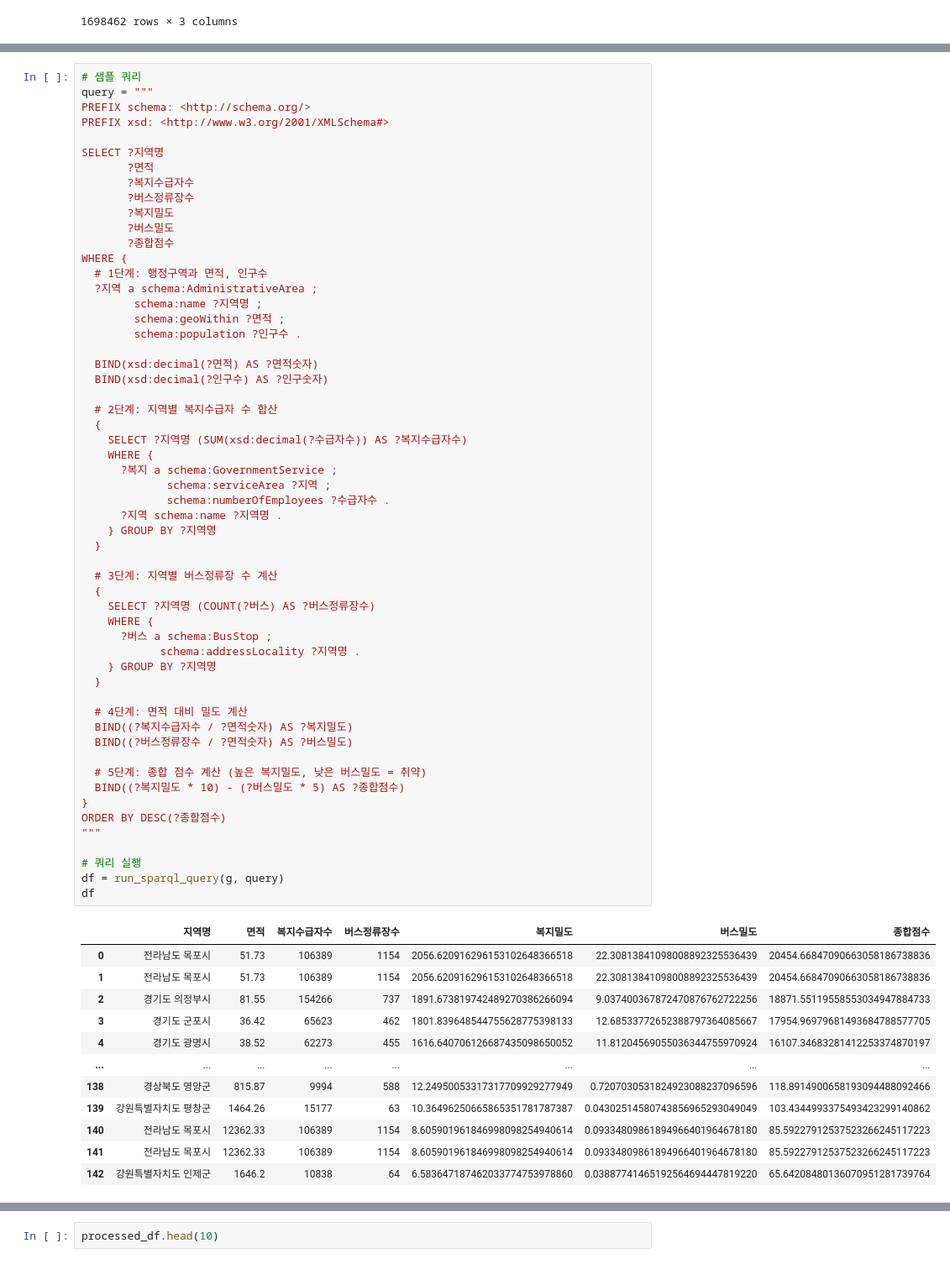
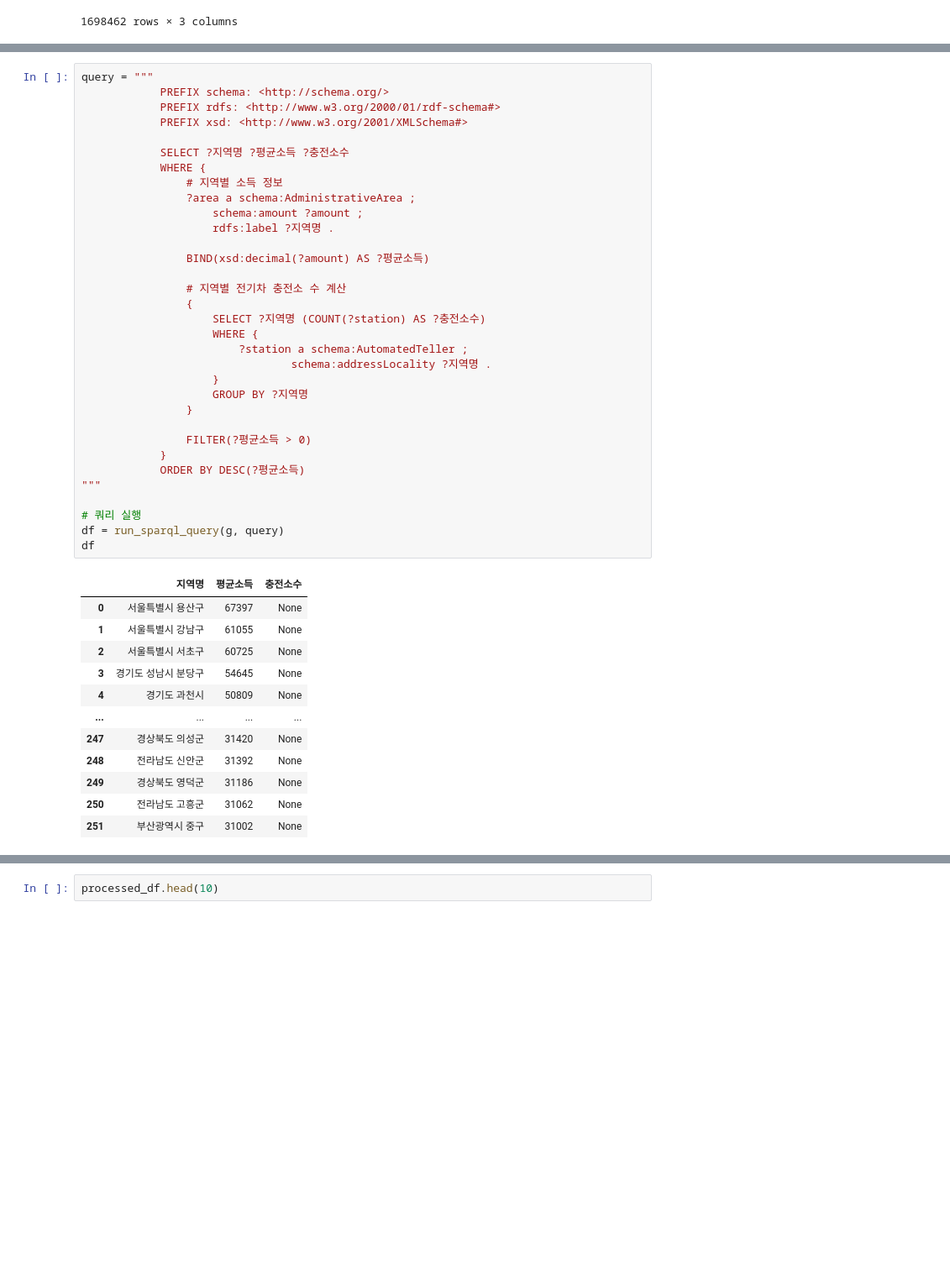
Before and after one commit to JeongYunLee/shannon-reasoning, a Jupyter notebook: backend/test.ipynb, the cells around one changed output, grey strips where cells are left out. Shown at 84% size. Saved outputs shown, nothing was run; the diff lists cells and outputs as text; blank space fills up the shorter version.

```diff
--- a/backend/test.ipynb
+++ b/backend/test.ipynb
@@ -124,69 +224,46 @@ df
 # %%
-# 샘플 쿼리
 query = """
-PREFIX schema: <http://schema.org/>
-PREFIX xsd: <http://www.w3.org/2001/XMLSchema#>
+            PREFIX schema: <http://schema.org/>
+            PREFIX rdfs: <http://www.w3.org/2000/01/rdf-schema#>
+            PREFIX xsd: <http://www.w3.org/2001/XMLSchema#>
 
-SELECT ?지역명
-       ?면적
-       ?복지수급자수
-       ?버스정류장수
-       ?복지밀도
-       ?버스밀도
-       ?종합점수
-WHERE {
-  # 1단계: 행정구역과 면적, 인구수
-  ?지역 a schema:AdministrativeArea ;
-        schema:name ?지역명 ;
-        schema:geoWithin ?면적 ;
-        schema:population ?인구수 .
+            SELECT ?지역명 ?평균소득 ?충전소수
+            WHERE {
+                # 지역별 소득 정보
+                ?area a schema:AdministrativeArea ;
+                    schema:amount ?amount ;
+                    rdfs:label ?지역명 .
 
-  BIND(xsd:decimal(?면적) AS ?면적숫자)
-  BIND(xsd:decimal(?인구수) AS ?인구숫자)
+                BIND(xsd:decimal(?amount) AS ?평균소득)
 
-  # 2단계: 지역별 복지수급자 수 합산
-  {
-    SELECT ?지역명 (SUM(xsd:decimal(?수급자수)) AS ?복지수급자수)
-    WHERE {
-      ?복지 a schema:GovernmentService ;
-             schema:serviceArea ?지역 ;
-             schema:numberOfEmployees ?수급자수 .
-      ?지역 schema:name ?지역명 .
-    } GROUP BY ?지역명
-  }
+                # 지역별 전기차 충전소 수 계산
+                {
+                    SELECT ?지역명 (COUNT(?station) AS ?충전소수)
+                    WHERE {
+                        ?station a schema:AutomatedTeller ;
+                                schema:addressLocality ?지역명 .
+                    }
+                    GROUP BY ?지역명
+                }
 
-  # 3단계: 지역별 버스정류장 수 계산
-  {
-    SELECT ?지역명 (COUNT(?버스) AS ?버스정류장수)
-    WHERE {
-      ?버스 a schema:BusStop ;
-            schema:addressLocality ?지역명 .
-    } GROUP BY ?지역명
-  }
-
-  # 4단계: 면적 대비 밀도 계산
-  BIND((?복지수급자수 / ?면적숫자) AS ?복지밀도)
-  BIND((?버스정류장수 / ?면적숫자) AS ?버스밀도)
-
-  # 5단계: 종합 점수 계산 (높은 복지밀도, 낮은 버스밀도 = 취약)
-  BIND((?복지밀도 * 10) - (?버스밀도 * 5) AS ?종합점수)
-}
-ORDER BY DESC(?종합점수)
+                FILTER(?평균소득 > 0)
+            }
+            ORDER BY DESC(?평균소득)
 """
 
 # 쿼리 실행
 df = run_sparql_query(g, query)
 df
 # %% [output]
-|  | 지역명 | 면적 | 복지수급자수 | 버스정류장수 | 복지밀도 | 버스밀도 | 종합점수 |
-| 0 | 전라남도 목포시 | 51.73 | 106389 | 1154 | 2056.620916296153102648366518 | 22.30813841098008892325536439 | 20454.66847090663058186738836 |
-| 1 | 전라남도 목포시 | 51.73 | 106389 | 1154 | 2056.620916296153102648366518 | 22.30813841098008892325536439 | 20454.66847090663058186738836 |
-| 2 | 경기도 의정부시 | 81.55 | 154266 | 737 | 1891.673819742489270386266094 | 9.037400367872470876762722256 | 18871.55119558553034947884733 |
-| 3 | 경기도 군포시 | 36.42 | 65623 | 462 | 1801.839648544755628775398133 | 12.68533772652388797364085667 | 17954.96979681493684788577705 |
-| 4 | 경기도 광명시 | 38.52 | 62273 | 455 | 1616.640706126687435098650052 | 11.81204569055036344755970924 | 16107.34683281412253374870197 |
-| ... | ... | ... | ... | ... | ... | ... | ... |
-| 138 | 경상북도 영양군 | 815.87 | 9994 | 588 | 12.24950053317317709929277949 | 0.7207030531824923088237096596 | 118.8914900658193094488092466 |
-| 139 | 강원특별자치도 평창군 | 1464.26 | 15177 | 63 | 10.36496250665865351781787387 | 0.04302514580743856965293049049 | 103.4344993375493423299140862 |
-| 140 | 전라남도 목포시 | 12362.33 | 106389 | 1154 | 8.605901961846998098254940614 | 0.09334809861894966401964678180 | 85.59227912537523266245117223 |
-| 141 | 전라남도 목포시 | 12362.33 | 106389 | 1154 | 8.605901961846998098254940614 | 0.09334809861894966401964678180 | 85.59227912537523266245117223 |
-| 142 | 강원특별자치도 인제군 | 1646.2 | 10838 | 64 | 6.583647187462033774753978860 | 0.03887741465192564694447819220 | 65.64208480136070951281739764 |
+|  | 지역명 | 평균소득 | 충전소수 |
+| 0 | 서울특별시 용산구 | 67397 | None |
+| 1 | 서울특별시 강남구 | 61055 | None |
+| 2 | 서울특별시 서초구 | 60725 | None |
+| 3 | 경기도 성남시 분당구 | 54645 | None |
+| 4 | 경기도 과천시 | 50809 | None |
+| ... | ... | ... | ... |
+| 247 | 경상북도 의성군 | 31420 | None |
+| 248 | 전라남도 신안군 | 31392 | None |
+| 249 | 경상북도 영덕군 | 31186 | None |
+| 250 | 전라남도 고흥군 | 31062 | None |
+| 251 | 부산광역시 중구 | 31002 | None |
```
Also changed, not shown: parts of 11 cells of this notebook, 9 other files.
